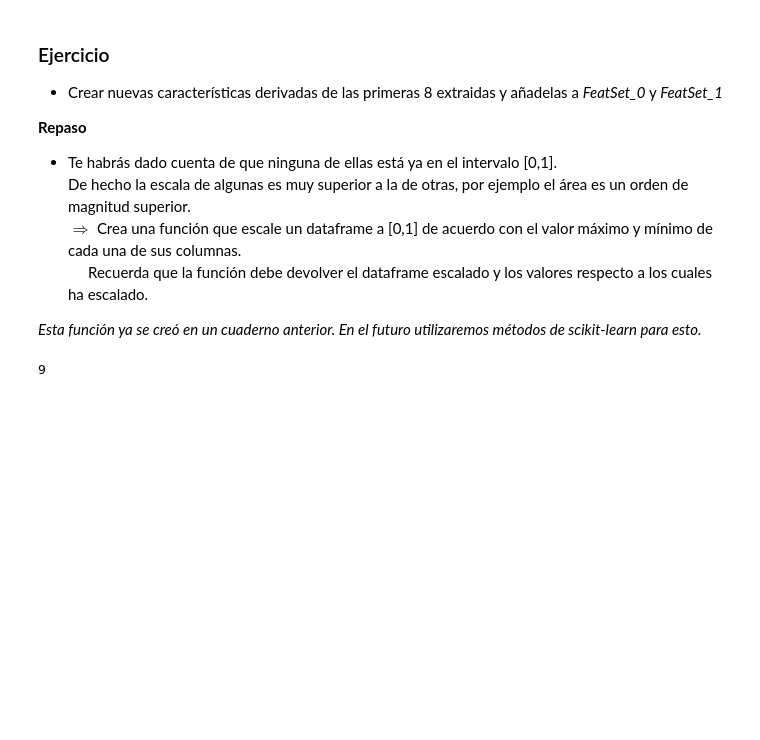
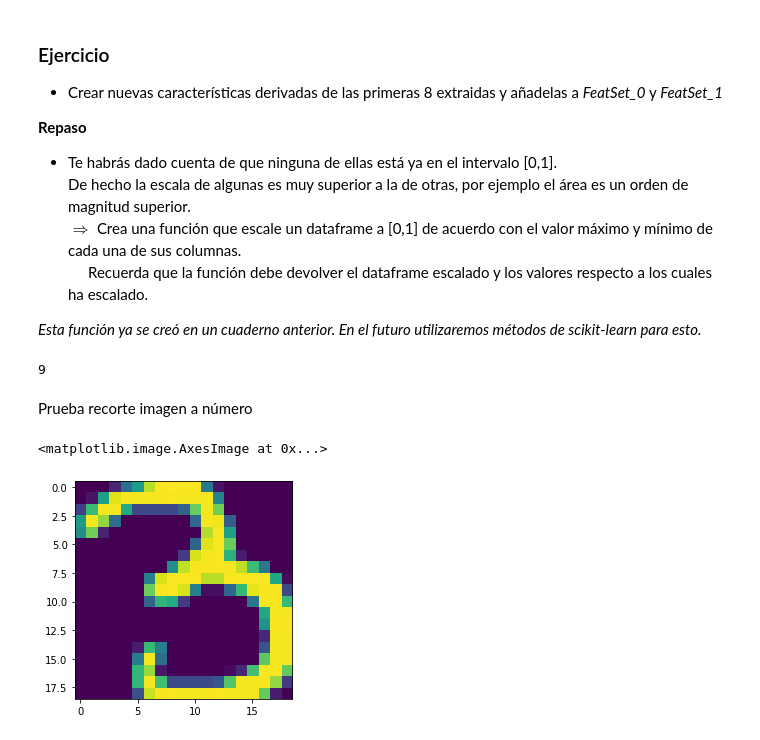
Before and after one commit to AndreaCastiella/MasterURJC, a Jupyter notebook: pruebas.ipynb, the cells around one changed output. Saved outputs shown, nothing was run; the diff lists cells and outputs as text; code cells hidden in the pictures; blank space fills up the shorter version.

```diff
--- a/pruebas.ipynb
+++ b/pruebas.ipynb
@@ -137,3 +127,22 @@ A = np.array([[1,2,3], [4,5,6]])
 print(np.amax(np.sum(A, axis=0)))
 # %% [output]
 9
+# %% [markdown]
+Prueba recorte imagen a número
+# %%
+data_3 = FullSet_3.values.reshape([FullSet_3.shape[0],28,28])
+img_3 = data_3[300,:,:]
+plt.imshow(img_3[int(img_3.shape[0]*(1-0.5)):,int(img_3.shape[1]*(0.5)):])
+plt.imshow(img_3)
+
+#ancho
+col = img_3.sum(axis=0)
+indc = np.argwhere(col > 0)
+#alto
+row = img_3.sum(axis=1)
+indr = np.argwhere(row > 0)
+img_rec_3 = img_3[int(indr[0]):int(indr[-1]), int(indc[0]):int(indc[-1])]
+plt.imshow(img_rec_3)
+# %% [output]
+<matplotlib.image.AxesImage at 0x...>
+[figure, added]
```
Also changed, not shown: parts of 5 cells of this notebook, 2 other files.
